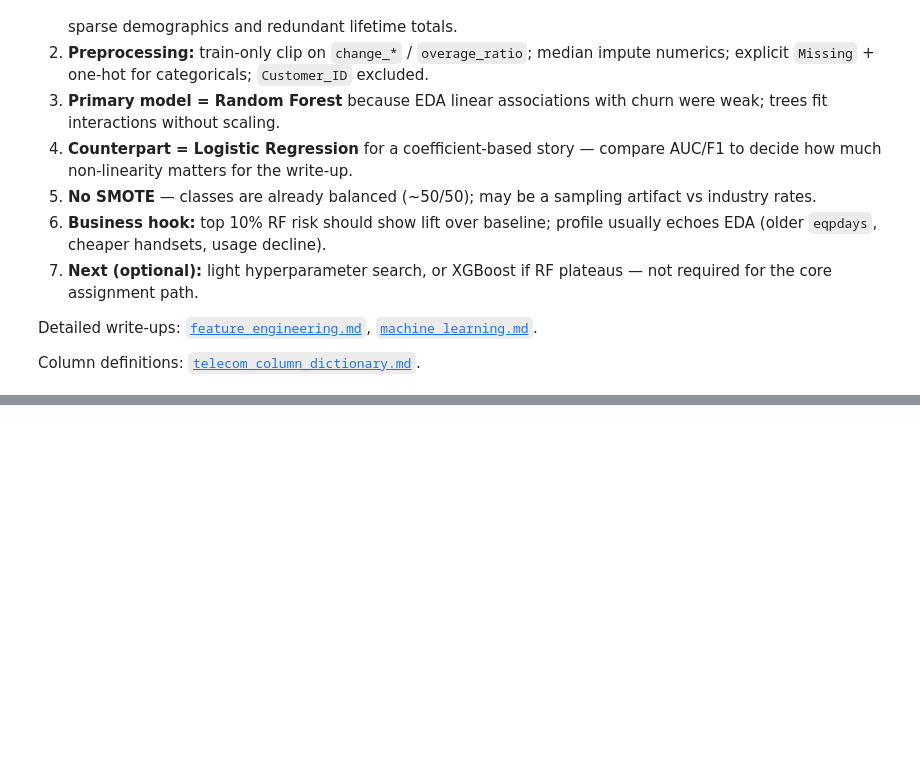
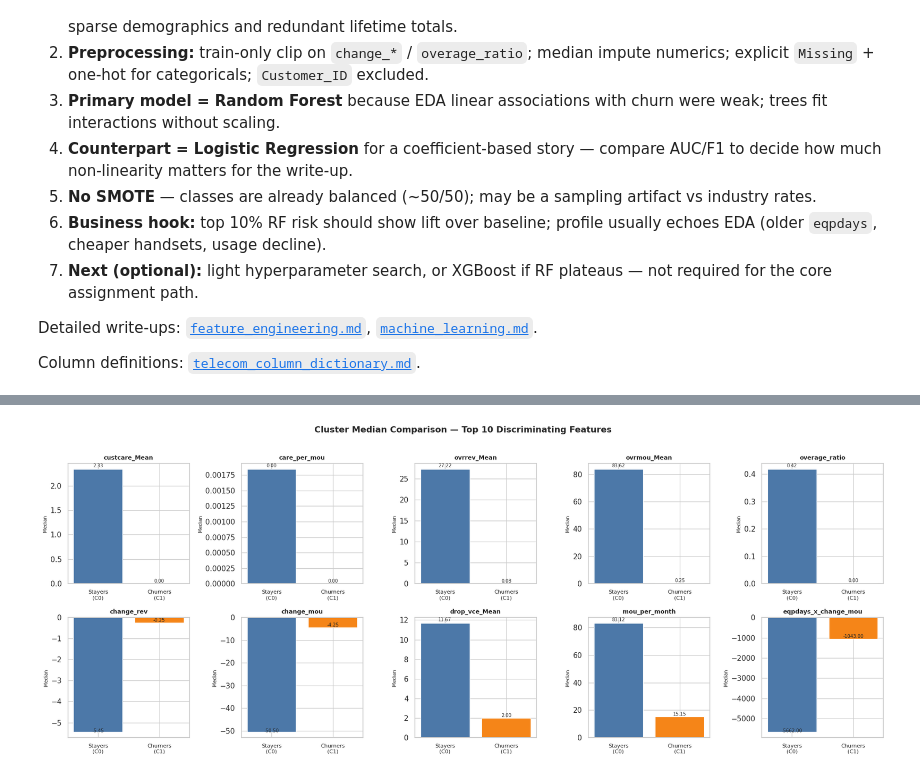
Before and after one commit to farout101/data_mining_ucsy, a Jupyter notebook: notebooks/modeling.ipynb, the cells around one changed output, grey strips where cells are left out. Cells and saved outputs as stored; diff of their text form; code cells hidden in the pictures; blank space fills up the shorter version.

```diff
--- a/notebooks/modeling.ipynb
+++ b/notebooks/modeling.ipynb
@@ -439,0 +736,20 @@ Column definitions: [`telecom_column_dictionary.md`](telecom_column_dictionary.m
+# %%
+# ── 7.  Find most discriminating features (absolute % difference in medians) ─
+from scipy.stats import mannwhitneyu
+
+rows = []
+for col in CLUSTER_FEATURES:
+    g0 = work_cl.loc[work_cl['cluster'] == 0, col].dropna()
+    g1 = work_cl.loc[work_cl['cluster'] == 1, col].dropna()
+    med0, med1 = g0.median(), g1.median()
+    denom = (abs(med0) + abs(med1)) / 2 + 1e-9
+    rel_diff = abs(med1 - med0) / denom
+    stat, pval = mannwhitneyu(g0, g1, alternative='two-sided')
+    rows.append({'feature': col, 'median_stayer': med0, 'median_churner': med1,
+                 'rel_diff': rel_diff, 'p_value': pval})
+
+discrim_df = pd.DataFrame(rows).sort_values('rel_diff', ascending=False)
+top_features = discrim_df.head(10)['feature'].tolist()
+
+print('Top 10 most discriminating features between clusters:')
+display(discrim_df.head(10)[['feature','median_stayer','median_churner','rel_diff','p_value']].round(4))
@@ -439,0 +769,27 @@ Column definitions: [`telecom_column_dictionary.md`](telecom_column_dictionary.m
+# %%
+# ── 8.  Bar chart — cluster median comparison for top features ───────────────
+fig, axes = plt.subplots(2, 5, figsize=(18, 7))
+axes = axes.ravel()
+
+g0 = work_cl[work_cl['cluster'] == 0]
+g1 = work_cl[work_cl['cluster'] == 1]
+
+for ax, feat in zip(axes, top_features):
+    medians = [g0[feat].median(), g1[feat].median()]
+    bars = ax.bar(['Stayers\n(C0)', 'Churners\n(C1)'],
+                  medians,
+                  color=['#4C78A8', '#F58518'],
+                  edgecolor='white', linewidth=0.8)
+    ax.set_title(feat, fontsize=9, fontweight='bold')
+    ax.set_ylabel('Median', fontsize=7)
+    ax.tick_params(axis='x', labelsize=8)
+    for bar, val in zip(bars, medians):
+        ax.text(bar.get_x() + bar.get_width() / 2, bar.get_height() * 1.01,
+                f'{val:.2f}', ha='center', va='bottom', fontsize=7)
+
+fig.suptitle('Cluster Median Comparison — Top 10 Discriminating Features',
+             fontsize=13, fontweight='bold', y=1.01)
+plt.tight_layout()
+plt.show()
+# %% [output]
+[figure, added]
```
Also changed, not shown: parts of 14 cells of this notebook, 2 other files.
